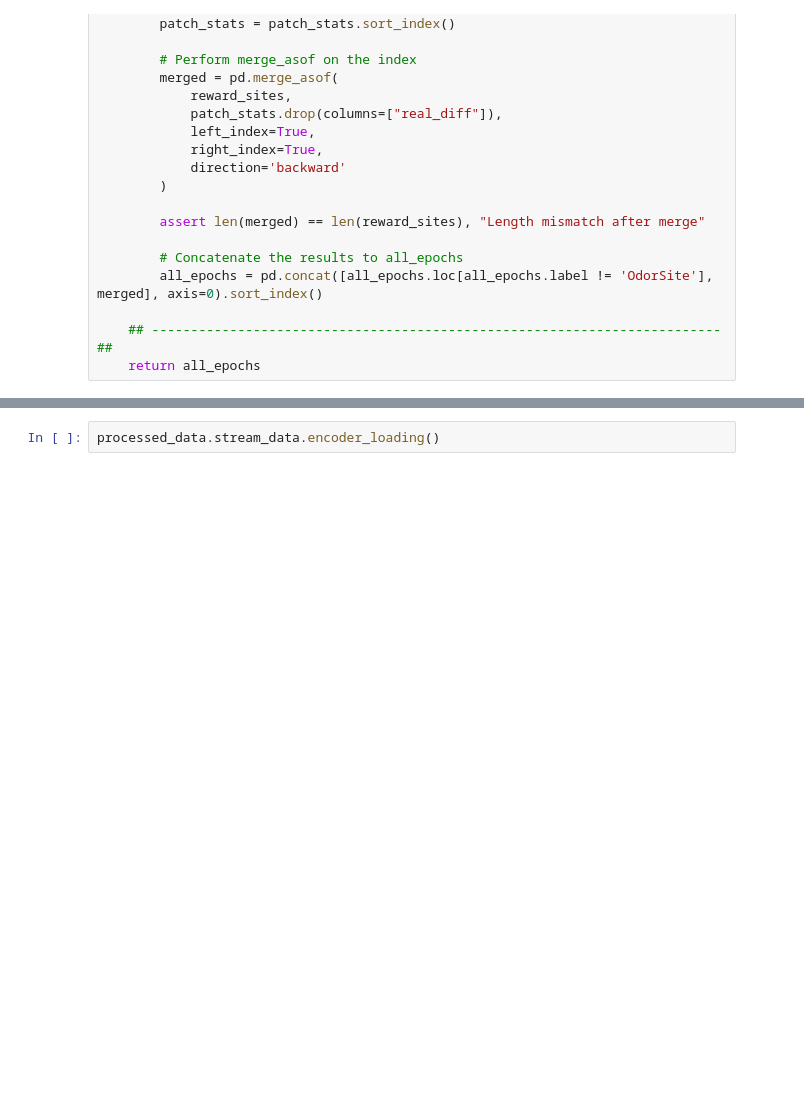
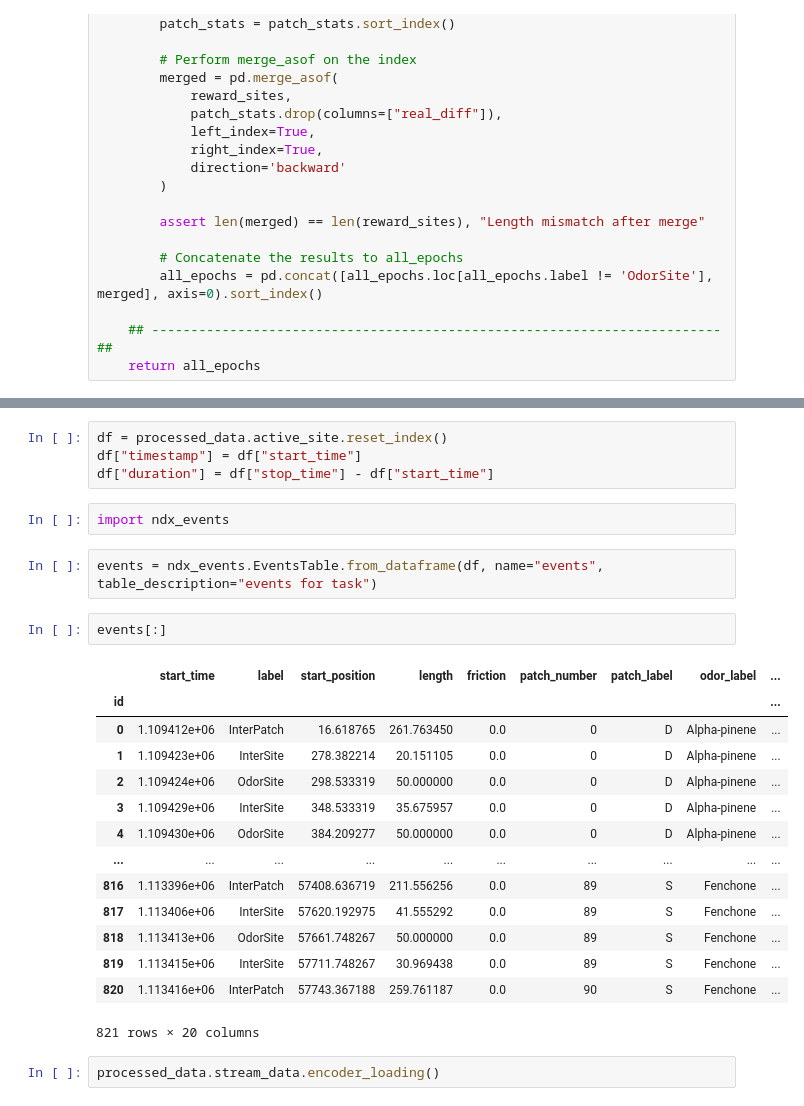
Before and after one commit to AllenNeuralDynamics/aind-vr-foraging-processing-nwb-packaging, a Jupyter notebook: code/evalute_nwb.ipynb, the cells around one changed output, grey strips where cells are left out. Saved outputs shown, nothing was run; the diff lists cells and outputs as text; blank space fills up the shorter version.

```diff
--- a/code/evalute_nwb.ipynb
+++ b/code/evalute_nwb.ipynb
@@ -2890,3 +2932,28 @@ processed_data = MetricsVrForaging('/root/capsule/data/vr_foraging_raw_nwb/behav
+# %%
+df = processed_data.active_site.reset_index()
+df["timestamp"] = df["start_time"]
+df["duration"] = df["stop_time"] - df["start_time"]
+# %%
+import ndx_events
+# %%
+events = ndx_events.EventsTable.from_dataframe(df, name="events", table_description="events for task")
+# %%
+events[:]
+# %% [output]
+|  | start_time | label | start_position | length | friction | patch_number | patch_label | odor_label | ... |
+| id |  |  |  |  |  |  |  |  | ... |
+| 0 | 1.109412e+06 | InterPatch | 16.618765 | 261.763450 | 0.0 | 0 | D | Alpha-pinene | ... |
+| 1 | 1.109423e+06 | InterSite | 278.382214 | 20.151105 | 0.0 | 0 | D | Alpha-pinene | ... |
+| 2 | 1.109424e+06 | OdorSite | 298.533319 | 50.000000 | 0.0 | 0 | D | Alpha-pinene | ... |
+| 3 | 1.109429e+06 | InterSite | 348.533319 | 35.675957 | 0.0 | 0 | D | Alpha-pinene | ... |
+| 4 | 1.109430e+06 | OdorSite | 384.209277 | 50.000000 | 0.0 | 0 | D | Alpha-pinene | ... |
+| ... | ... | ... | ... | ... | ... | ... | ... | ... | ... |
+| 816 | 1.113396e+06 | InterPatch | 57408.636719 | 211.556256 | 0.0 | 89 | S | Fenchone | ... |
+| 817 | 1.113406e+06 | InterSite | 57620.192975 | 41.555292 | 0.0 | 89 | S | Fenchone | ... |
+| 818 | 1.113413e+06 | OdorSite | 57661.748267 | 50.000000 | 0.0 | 89 | S | Fenchone | ... |
+| 819 | 1.113415e+06 | InterSite | 57711.748267 | 30.969438 | 0.0 | 89 | S | Fenchone | ... |
+| 820 | 1.113416e+06 | InterPatch | 57743.367188 | 259.761187 | 0.0 | 90 | S | Fenchone | ... |
+821 rows × 20 columns
 # %%
 processed_data.stream_data.encoder_loading()
 # %%
```
Also changed, not shown: parts of 3 cells of this notebook.
